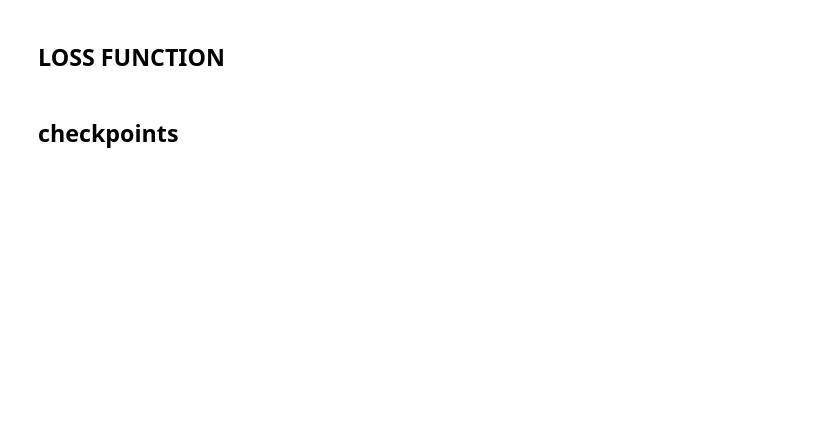
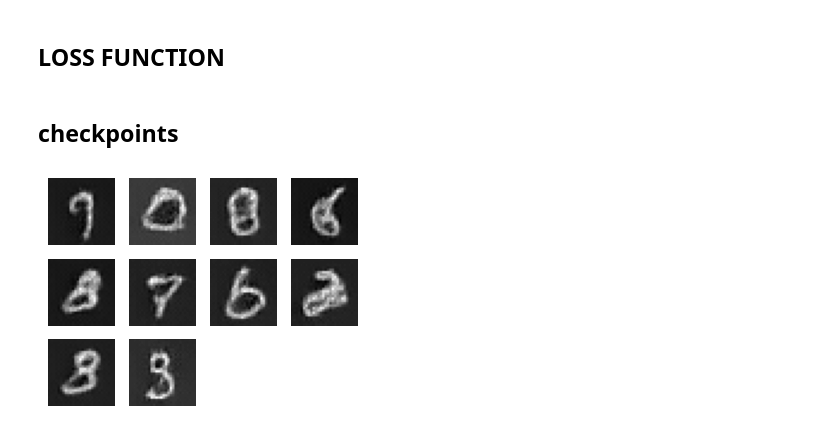
Before and after one commit to KolKemboi/Generative-Model, a Jupyter notebook: emoji_gan/dcgan.ipynb, the cells around one changed output. Saved outputs shown, nothing was run; the diff lists cells and outputs as text; code cells hidden in the pictures; blank space fills up the shorter version.

```diff
--- a/emoji_gan/dcgan.ipynb
+++ b/emoji_gan/dcgan.ipynb
@@ -130,6 +117,6 @@ checkpoint_prefix = os.path.join(checkpoints_dir, "ckpt")
 checkpoint = tf.train.Checkpoint(
     generator_optimizer = generator_optimizer,
     discriminator_optimizer = discriminator_optimizer,
-    generator = untrained_gen_img,
-    discriminator = disc_model
+    generator = generator,
+    discriminator = discriminator
 )
@@ -135,0 +129,39 @@ checkpoint = tf.train.Checkpoint(
+# %%
+@tf.function
+def train_step(images):
+    noise = tf.random.normal([BATCH_SIZE, noise_dim])
+
+    with tf.GradientTape() as gen_tape, tf.GradientTape() as disc_tape:
+        generated_images = generator(noise, training = True)
+
+        real_output = discriminator(images, training = True)
+        fake_output = discriminator(generated_images, training = True)
+
+        gen_loss = generator_loss(fake_output)
+        disc_loss = discriminator_loss(real_output, fake_output)
+
+    grad_of_gen = gen_tape.gradient(gen_loss, generator.trainable_variables)
+    gen_of_disc = disc_tape.gradient(disc_loss, discriminator.trainable_variables)
+
+    generator_optimizer.apply_gradients(zip(grad_of_gen, generator.trainable_variables))
+    discriminator_optimizer.apply_gradients(zip(gen_of_disc, discriminator.trainable_variables))
+# %%
+import time
+def train(dataset, epochs):
+    for epoch in range(epochs):
+        start = time.time()
+
+        for image_batch in dataset:
+            train_step(image_batch)
+
+        display.clear_output(wait = True)
+        generate_and_save_images(generator, epoch + 1,
+                                seed)
+
+        if (epoch + 1) % 15 == 0:
+            checkpoint.save(file_prefix = checkpoint_prefix)
+
+        print(f"Time for epoch {epoch + 1} is {time.time()-start}")
+
+    display.clear_output(wait = True)
+    generate_and_save_images(generator, epochs, seed)
@@ -135,0 +182,4 @@ checkpoint = tf.train.Checkpoint(
+# %%
+train(train_dataset, EPOCHS)
+# %% [output]
+[figure, added]
```
Also changed, not shown: parts of 11 cells of this notebook.
